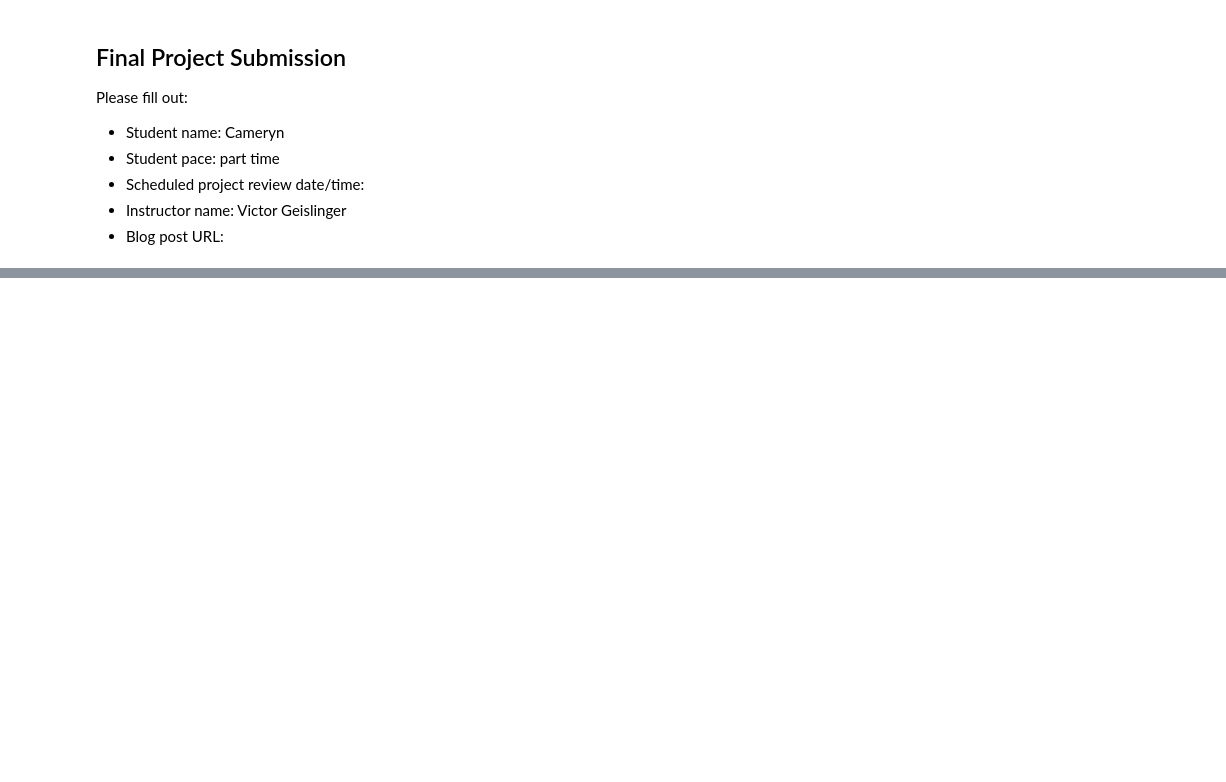
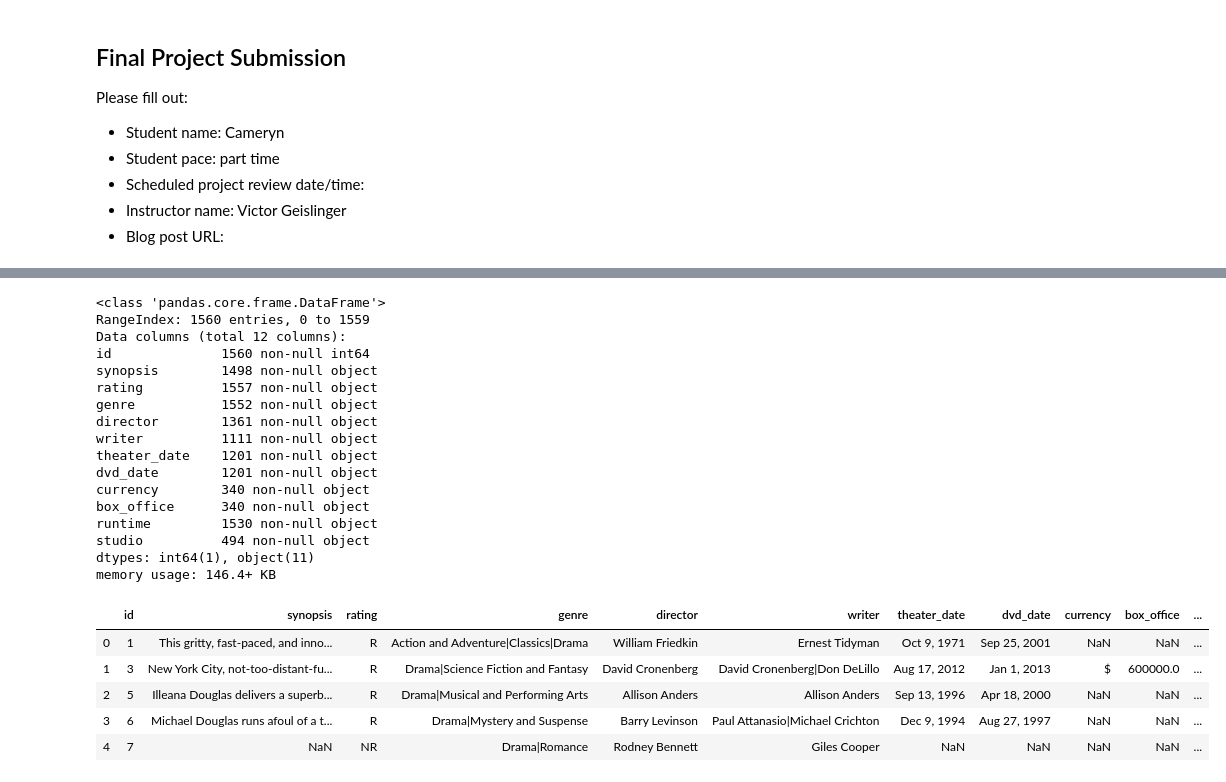
Before and after one commit to cam-benfield/EDA-Project, a Jupyter notebook: student.ipynb, the cells around one changed output, grey strips where cells are left out. Saved outputs shown, nothing was run; the diff lists cells and outputs as text; code cells hidden in the pictures; blank space fills up the shorter version.

Commit message:
Completed basic data cleaning

```diff
--- a/student.ipynb
+++ b/student.ipynb
@@ -19,13 +28,13 @@ import matplotlib.pyplot as plt
 # %%
 #Import data
 bom_df = pd.read_csv('zippedData/bom.movie_gross.csv')
-im_name_basics_df = pd.read_csv('zippedData/imdb.name.basics.csv')
-im_title_akas_df = pd.read_csv('zippedData/imdb.title.akas.csv')
-im_title_basics_df = pd.read_csv('zippedData/imdb.title.basics.csv')
-im_title_crew_df = pd.read_csv('zippedData/imdb.title.crew.csv')
-im_title_principals_df = pd.read_csv('zippedData/imdb.title.principals.csv')
-im_title_ratings_df = pd.read_csv('zippedData/imdb.title.ratings.csv')
-rt_movie_info_df = pd.read_csv('zippedData/rt.movie_info.tsv', sep='\t', engine='python', encoding='windows-1252')
-rt_reviews_df = pd.read_csv('zippedData/rt.reviews.tsv', sep='\t')
+im_n_basics_df = pd.read_csv('zippedData/imdb.name.basics.csv')
+im_akas_df = pd.read_csv('zippedData/imdb.title.akas.csv')
+im_basics_df = pd.read_csv('zippedData/imdb.title.basics.csv')
+im_crew_df = pd.read_csv('zippedData/imdb.title.crew.csv')
+im_principals_df = pd.read_csv('zippedData/imdb.title.principals.csv')
+im_ratings_df = pd.read_csv('zippedData/imdb.title.ratings.csv')
+rt_movie_info_df = pd.read_csv('zippedData/rt.movie_info.tsv', sep='\t')
+rt_reviews_df = pd.read_csv('zippedData/rt.reviews.tsv', sep='\t', encoding = 'latin1')
 tmdb_movies_df = pd.read_csv('zippedData/tmdb.movies.csv')
-tn_movie_budgets_df = pd.read_csv('zippedData/tn.movie_budgets.csv')
+tn_budgets_df = pd.read_csv('zippedData/tn.movie_budgets.csv')
@@ -49,0 +64,8 @@ rt_movie_info_df.info()
+# %%
+# This Function strips unnecessary characters from data and converts it to numbers
+def column_type_changer(column, df):
+    df[column] = df[column].str.replace('$','') # Removing non-numeric chars
+    df[column] = df[column].str.replace(',','') # Removing non-numeric chars
+    df[column] = df[column].str.replace(' minutes','') # Removing non-numeric chars
+    df[column] = df[column].apply(pd.to_numeric) # Converts to numbers
+    return df[column]
@@ -49,0 +218,29 @@ rt_movie_info_df.info()
+# %%
+rt_movie_info_df.info()
+rt_movie_info_df['box_office'] = column_type_changer('box_office',rt_movie_info_df)
+rt_movie_info_df['runtime'] = column_type_changer('runtime',rt_movie_info_df)
+rt_movie_info_df.head()
+# %% [output]
+<class 'pandas.core.frame.DataFrame'>
+RangeIndex: 1560 entries, 0 to 1559
+Data columns (total 12 columns):
+id              1560 non-null int64
+synopsis        1498 non-null object
+rating          1557 non-null object
+genre           1552 non-null object
+director        1361 non-null object
+writer          1111 non-null object
+theater_date    1201 non-null object
+dvd_date        1201 non-null object
+currency        340 non-null object
+box_office      340 non-null object
+runtime         1530 non-null object
+studio          494 non-null object
+dtypes: int64(1), object(11)
+memory usage: 146.4+ KB
+|  | id | synopsis | rating | genre | director | writer | theater_date | dvd_date | currency | box_office | ... |
+| 0 | 1 | This gritty, fast-paced, and inno... | R | Action and Adventure|Classics|Drama | William Friedkin | Ernest Tidyman | Oct 9, 1971 | Sep 25, 2001 | NaN | NaN | ... |
+| 1 | 3 | New York City, not-too-distant-fu... | R | Drama|Science Fiction and Fantasy | David Cronenberg | David Cronenberg|Don DeLillo | Aug 17, 2012 | Jan 1, 2013 | $ | 600000.0 | ... |
+| 2 | 5 | Illeana Douglas delivers a superb... | R | Drama|Musical and Performing Arts | Allison Anders | Allison Anders | Sep 13, 1996 | Apr 18, 2000 | NaN | NaN | ... |
+| 3 | 6 | Michael Douglas runs afoul of a t... | R | Drama|Mystery and Suspense | Barry Levinson | Paul Attanasio|Michael Crichton | Dec 9, 1994 | Aug 27, 1997 | NaN | NaN | ... |
+| 4 | 7 | NaN | NR | Drama|Romance | Rodney Bennett | Giles Cooper | NaN | NaN | NaN | NaN | ... |
```
Also changed, not shown: parts of 33 cells of this notebook, 2 other files.
